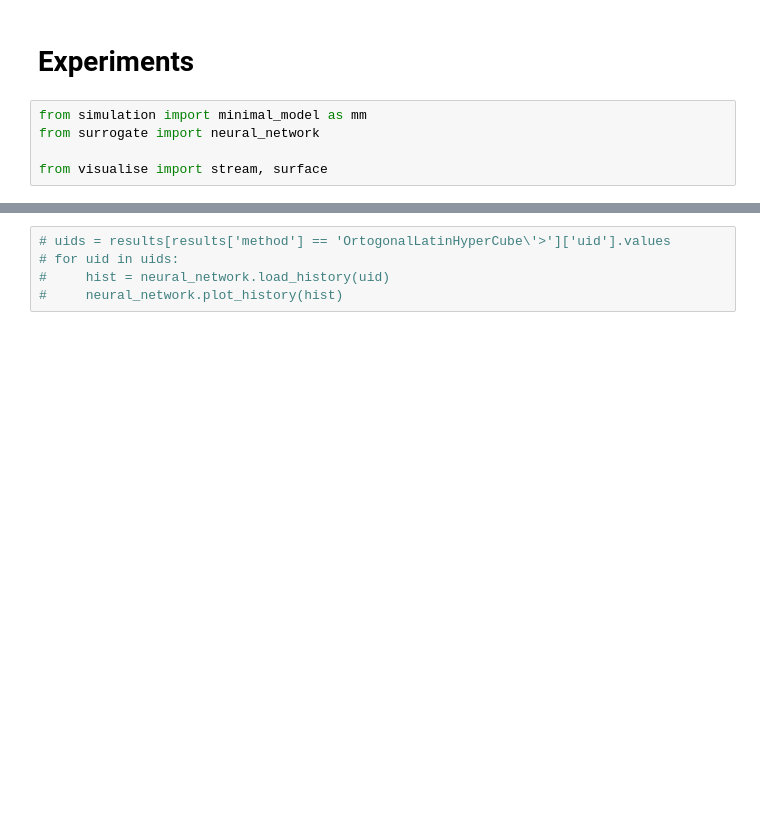
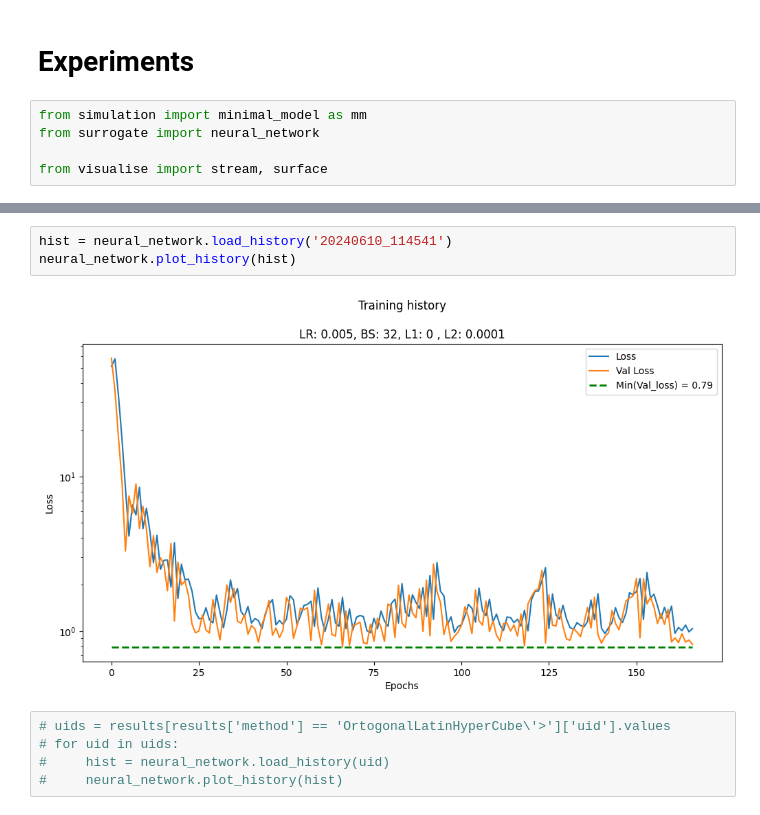
Before and after one commit to darkraisisi/sampling_hillslope_surrogate, a Jupyter notebook: experiments.ipynb, the cells around one changed output, grey strips where cells are left out. Drawn from its saved outputs; the diff is of its cells as text; blank space fills up the shorter version.

```diff
--- a/experiments.ipynb
+++ b/experiments.ipynb
@@ -538,3 +494,8 @@ df
+# %%
+hist = neural_network.load_history('20240610_114541')
+neural_network.plot_history(hist)
+# %% [output]
+[figure, added]
 # %%
 # uids = results[results['method'] == 'OrtogonalLatinHyperCube\'>']['uid'].values
 # for uid in uids:
```
Also changed, not shown: parts of 28 cells of this notebook, 2 other files.
